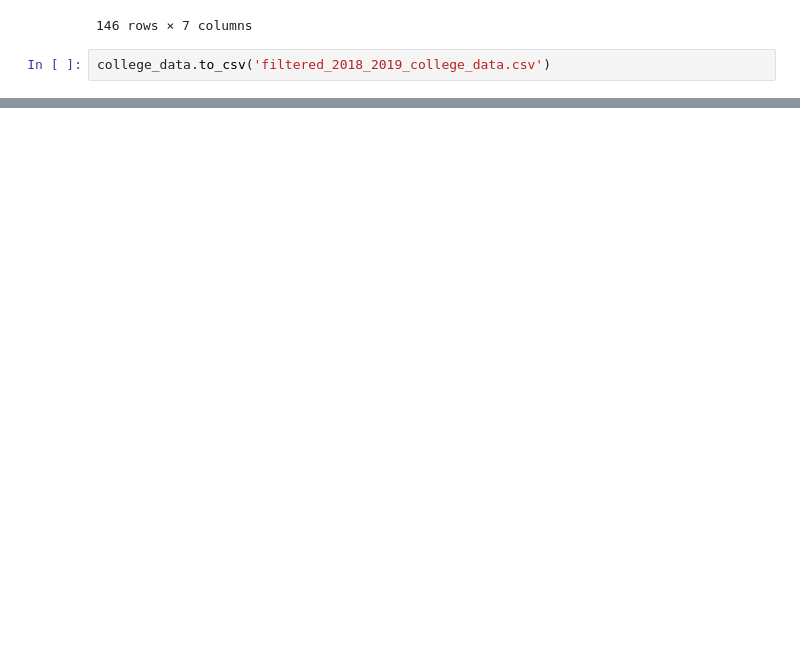
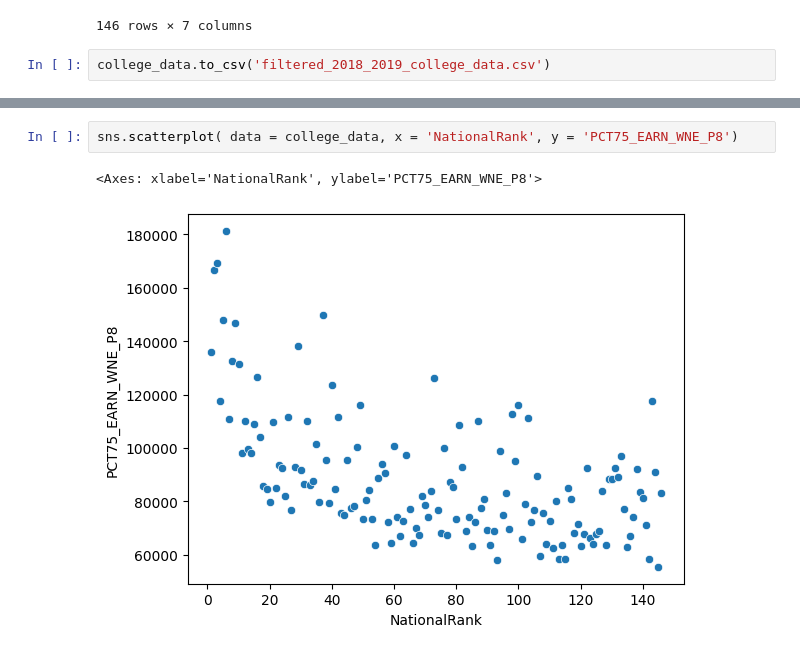
Before and after one commit to b4tan/College-Rank-and-Career-Success, a Jupyter notebook: 2018-2019-wrangle.ipynb, the cells around one changed output, grey strips where cells are left out. Drawn from its saved outputs; the diff is of its cells as text; blank space fills up the shorter version.

```diff
--- a/2018-2019-wrangle.ipynb
+++ b/2018-2019-wrangle.ipynb
@@ -111,0 +131,5 @@ college_data.to_csv('filtered_2018_2019_college_data.csv')
+# %%
+sns.scatterplot( data = college_data, x = 'NationalRank', y = 'PCT75_EARN_WNE_P8')
+# %% [output]
+<Axes: xlabel='NationalRank', ylabel='PCT75_EARN_WNE_P8'>
+[figure, added]
```
Also changed, not shown: parts of 4 cells of this notebook, 1 other file.
